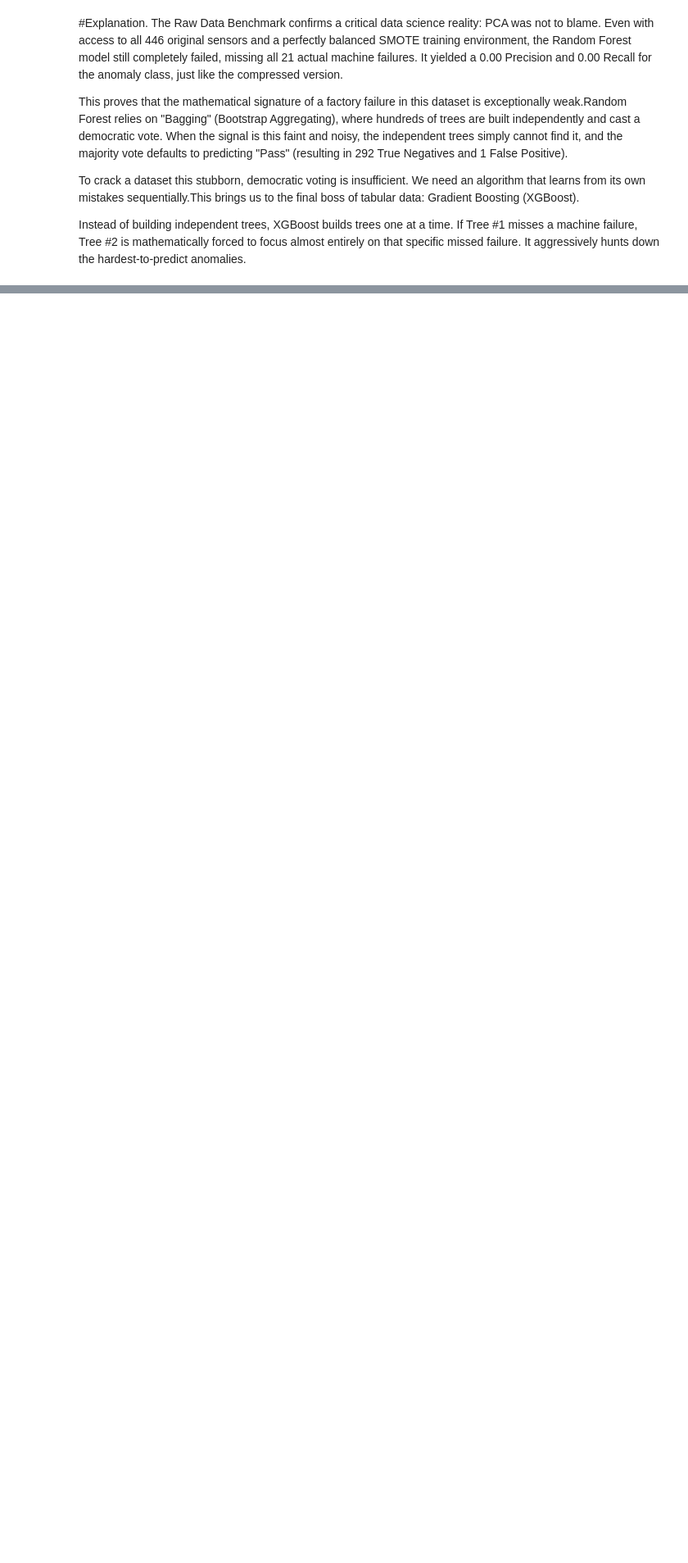
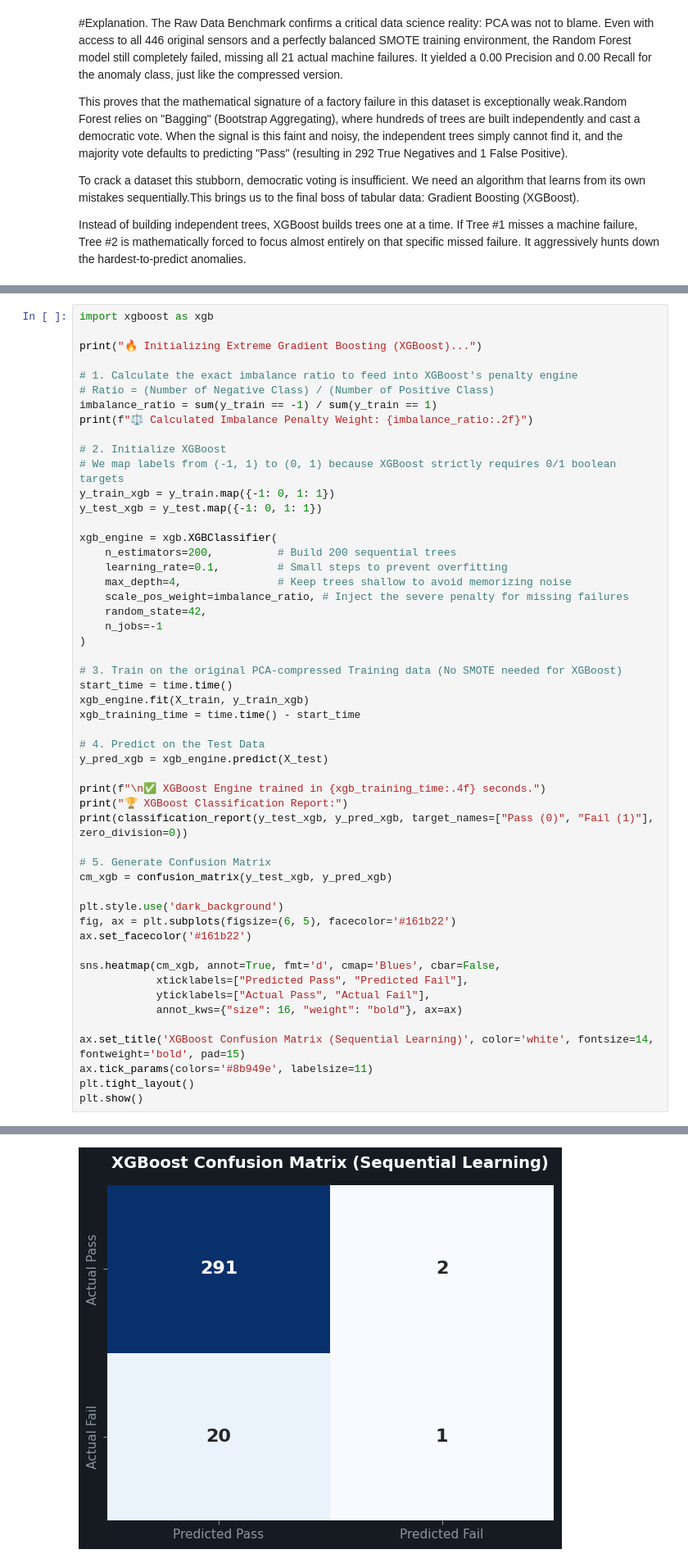
Before and after one commit to sultanjacob/Applied-Machine-Learning, a Jupyter notebook: Phase_12_Ensemble_Models/12_RandomForest_Predictive_Maintenance.ipynb, the cells around one changed output, grey strips where cells are left out. Shown at 82% size. Cells and saved outputs as stored; diff of their text form; blank space fills up the shorter version.

Commit message:
Gradient Boosting

```diff
--- a/Phase_12_Ensemble_Models/12_RandomForest_Predictive_Maintenance.ipynb
+++ b/Phase_12_Ensemble_Models/12_RandomForest_Predictive_Maintenance.ipynb
@@ -264,0 +271,53 @@ Instead of building independent trees, XGBoost builds trees one at a time. If Tr
+# %%
+import xgboost as xgb
+
+print("🔥 Initializing Extreme Gradient Boosting (XGBoost)...")
+
+# 1. Calculate the exact imbalance ratio to feed into XGBoost's penalty engine
+# Ratio = (Number of Negative Class) / (Number of Positive Class)
+imbalance_ratio = sum(y_train == -1) / sum(y_train == 1)
+print(f"⚖️ Calculated Imbalance Penalty Weight: {imbalance_ratio:.2f}")
+
+# 2. Initialize XGBoost
+# We map labels from (-1, 1) to (0, 1) because XGBoost strictly requires 0/1 boolean targets
+y_train_xgb = y_train.map({-1: 0, 1: 1})
+y_test_xgb = y_test.map({-1: 0, 1: 1})
+
+xgb_engine = xgb.XGBClassifier(
+    n_estimators=200,          # Build 200 sequential trees
+    learning_rate=0.1,         # Small steps to prevent overfitting
+    max_depth=4,               # Keep trees shallow to avoid memorizing noise
+    scale_pos_weight=imbalance_ratio, # Inject the severe penalty for missing failures
+    random_state=42,
+    n_jobs=-1
+)
+
+# 3. Train on the original PCA-compressed Training data (No SMOTE needed for XGBoost)
+start_time = time.time()
+xgb_engine.fit(X_train, y_train_xgb)
+xgb_training_time = time.time() - start_time
+
+# 4. Predict on the Test Data
+y_pred_xgb = xgb_engine.predict(X_test)
+
+print(f"\n✅ XGBoost Engine trained in {xgb_training_time:.4f} seconds.")
+print("🏆 XGBoost Classification Report:")
+print(classification_report(y_test_xgb, y_pred_xgb, target_names=["Pass (0)", "Fail (1)"], zero_division=0))
+
+# 5. Generate Confusion Matrix
+cm_xgb = confusion_matrix(y_test_xgb, y_pred_xgb)
+
+plt.style.use('dark_background')
+fig, ax = plt.subplots(figsize=(6, 5), facecolor='#161b22')
+ax.set_facecolor('#161b22')
+
+sns.heatmap(cm_xgb, annot=True, fmt='d', cmap='Blues', cbar=False,
+            xticklabels=["Predicted Pass", "Predicted Fail"],
+            yticklabels=["Actual Pass", "Actual Fail"],
+            annot_kws={"size": 16, "weight": "bold"}, ax=ax)
+
+ax.set_title('XGBoost Confusion Matrix (Sequential Learning)', color='white', fontsize=14, fontweight='bold', pad=15)
+ax.tick_params(colors='#8b949e', labelsize=11)
+plt.tight_layout()
+plt.show()
+# %% [output]
@@ -264,0 +337 @@ Instead of building independent trees, XGBoost builds trees one at a time. If Tr
+[figure, added]
```
Also changed, not shown: parts of 5 cells of this notebook.
